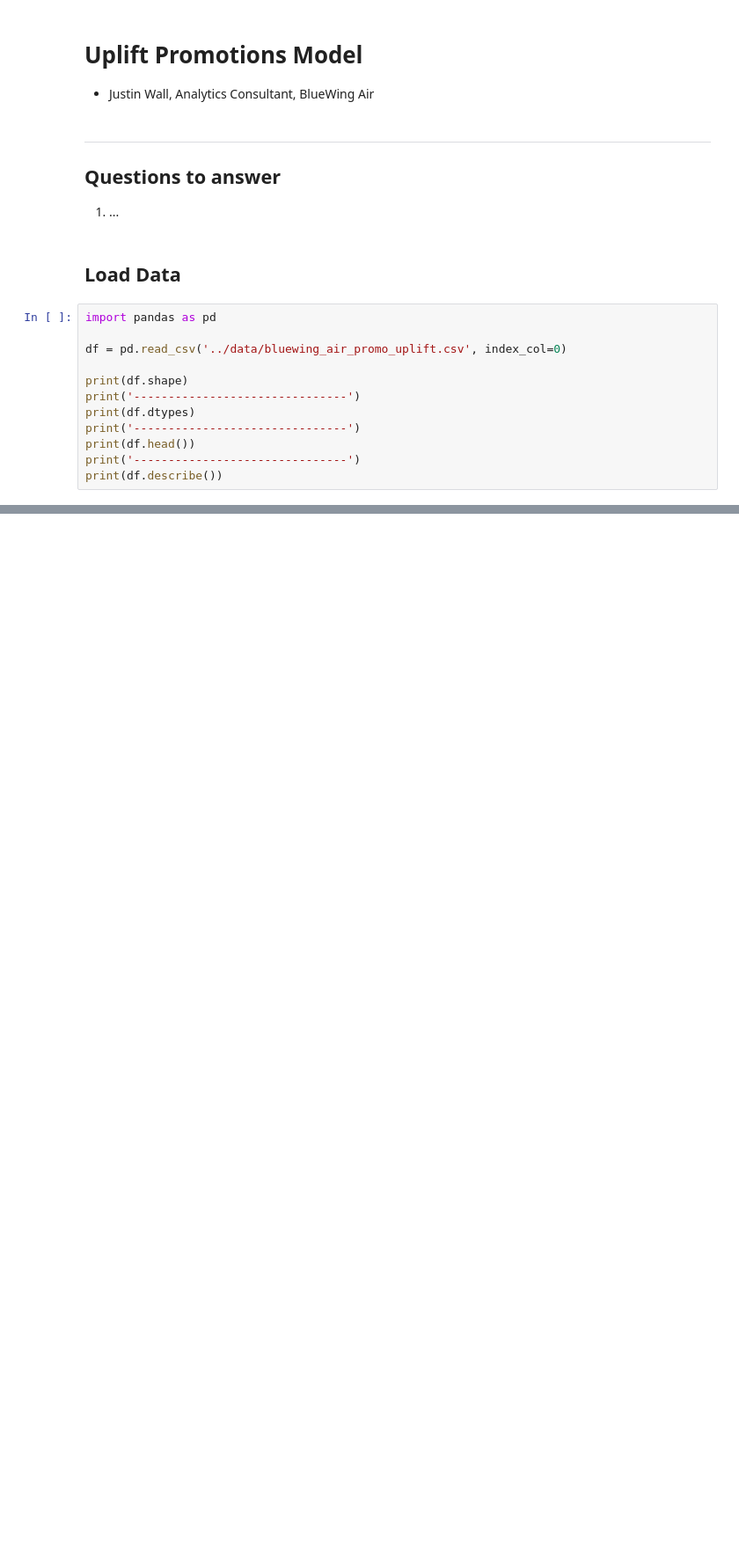
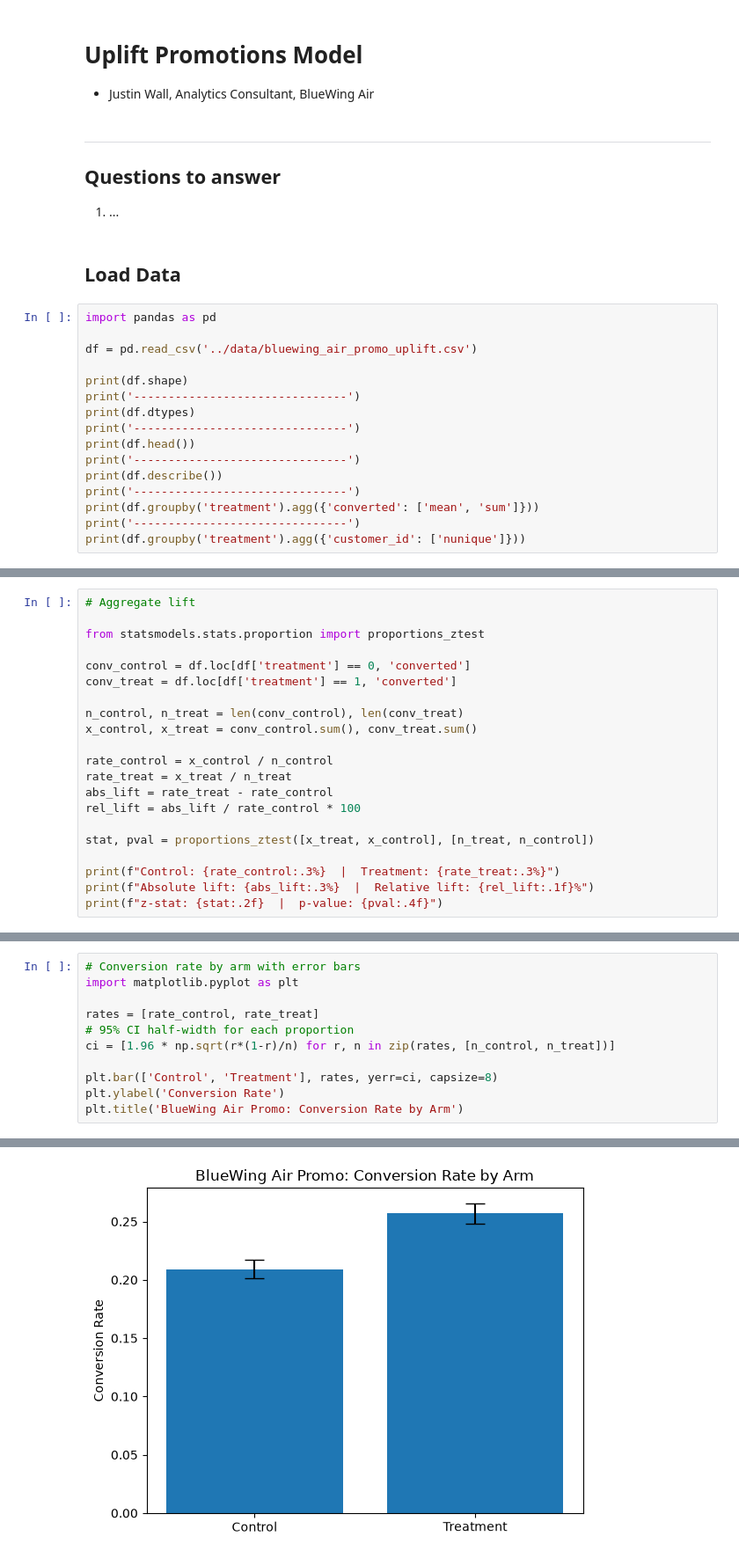
Before and after one commit to jwalluww/MarketingScience, a Jupyter notebook: uplift-promotions/notebooks/uplift_model.ipynb, the cells around one changed output, grey strips where cells are left out. Shown at 88% size. Saved outputs shown, nothing was run; the diff lists cells and outputs as text; blank space fills up the shorter version.

```diff
--- a/uplift-promotions/notebooks/uplift_model.ipynb
+++ b/uplift-promotions/notebooks/uplift_model.ipynb
@@ -10,7 +10,7 @@
 # %%
 import pandas as pd
 
-df = pd.read_csv('../data/bluewing_air_promo_uplift.csv', index_col=0)
+df = pd.read_csv('../data/bluewing_air_promo_uplift.csv')
 
 print(df.shape)
 print('-------------------------------')
@@ -19,4 +19,8 @@ print('-------------------------------')
 print(df.head())
 print('-------------------------------')
 print(df.describe())
+print('-------------------------------')
+print(df.groupby('treatment').agg({'converted': ['mean', 'sum']}))
+print('-------------------------------')
+print(df.groupby('treatment').agg({'customer_id': ['nunique']}))
 # %% [output]
@@ -58,0 +114,21 @@ CALIBRATION_END = pd.Timestamp('2024-06-30')
+# %%
+# Aggregate lift
+
+from statsmodels.stats.proportion import proportions_ztest
+
+conv_control = df.loc[df['treatment'] == 0, 'converted']
+conv_treat = df.loc[df['treatment'] == 1, 'converted']
+
+n_control, n_treat = len(conv_control), len(conv_treat)
+x_control, x_treat = conv_control.sum(), conv_treat.sum()
+
+rate_control = x_control / n_control
+rate_treat = x_treat / n_treat
+abs_lift = rate_treat - rate_control
+rel_lift = abs_lift / rate_control * 100
+
+stat, pval = proportions_ztest([x_treat, x_control], [n_treat, n_control])
+
+print(f"Control: {rate_control:.3%}  |  Treatment: {rate_treat:.3%}")
+print(f"Absolute lift: {abs_lift:.3%}  |  Relative lift: {rel_lift:.1f}%")
+print(f"z-stat: {stat:.2f}  |  p-value: {pval:.4f}")
@@ -58,0 +141,12 @@ CALIBRATION_END = pd.Timestamp('2024-06-30')
+# %%
+# Conversion rate by arm with error bars
+import matplotlib.pyplot as plt
+
+rates = [rate_control, rate_treat]
+# 95% CI half-width for each proportion
+ci = [1.96 * np.sqrt(r*(1-r)/n) for r, n in zip(rates, [n_control, n_treat])]
+
+plt.bar(['Control', 'Treatment'], rates, yerr=ci, capsize=8)
+plt.ylabel('Conversion Rate')
+plt.title('BlueWing Air Promo: Conversion Rate by Arm')
+# %% [output]
@@ -58,0 +154 @@ CALIBRATION_END = pd.Timestamp('2024-06-30')
+[figure, added]
```
Also changed, not shown: parts of 30 cells of this notebook, 1 other file.
